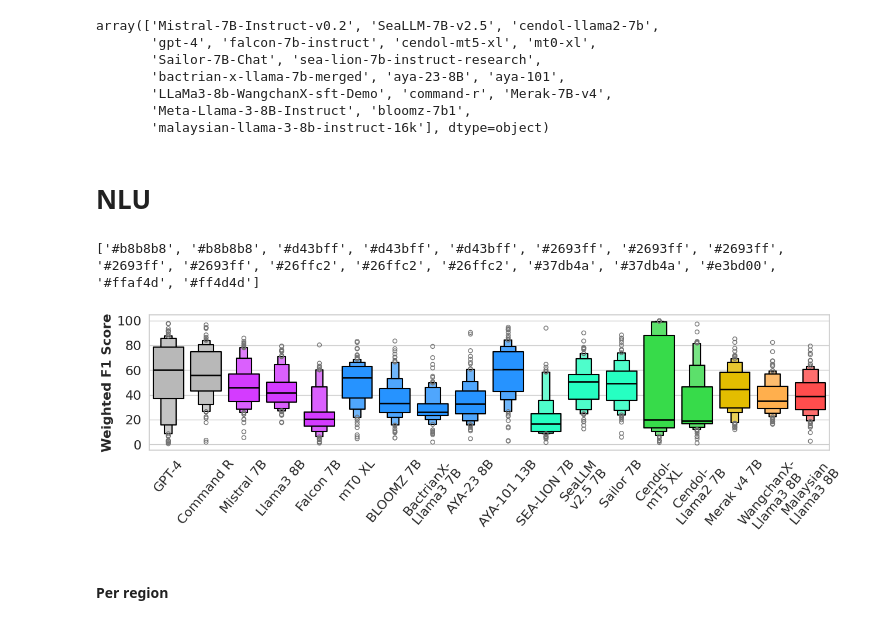
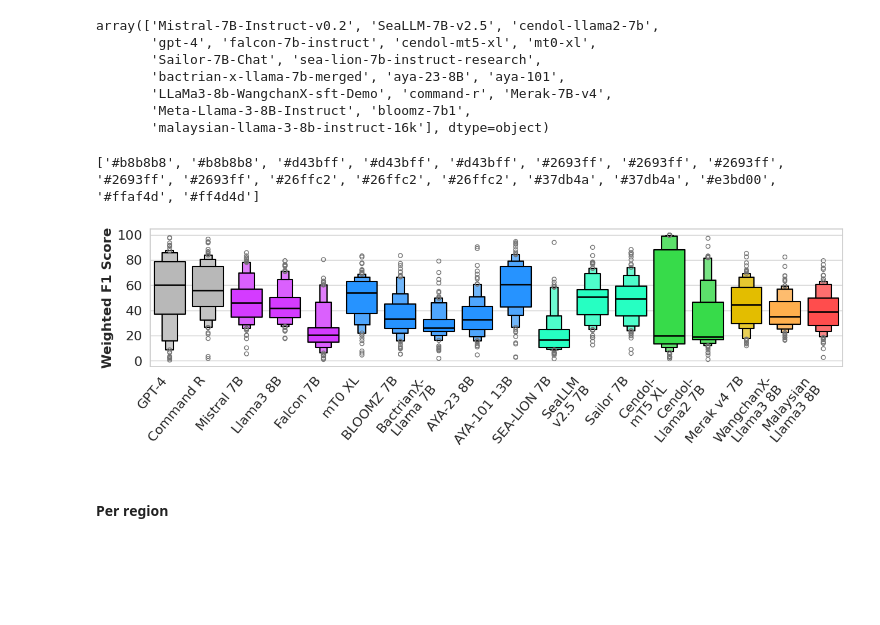
Before and after one commit to SEACrowd/seacrowd-experiments, a Jupyter notebook: notebooks/viz_metrics.ipynb, the cells around one changed output. Saved outputs shown, nothing was run; the diff lists cells and outputs as text; code cells hidden in the pictures; blank space fills up the shorter version.

Commit message:
Add final figures

```diff
--- a/notebooks/viz_metrics.ipynb
+++ b/notebooks/viz_metrics.ipynb
@@ -149,7 +146,7 @@ model_to_display_name = {
     "Qwen-7B-Chat": "Qwen 7B",
     "mt0-xl": "mT0 XL",
     "bloomz-7b1": "BLOOMZ 7B",
-    "bactrian-x-llama-7b-merged": "BactrianX-\nLlama3 7B",
+    "bactrian-x-llama-7b-merged": "BactrianX-\nLlama 7B",
     "aya-23-8B": "AYA-23 8B",
     "aya-101": "AYA-101 13B",
     # SEA
@@ -391,43 +374,41 @@ array(['Mistral-7B-Instruct-v0.2', 'SeaLLM-7B-v2.5', 'cendol-llama2-7b',
        'LLaMa3-8b-WangchanX-sft-Demo', 'command-r', 'Merak-7B-v4',
        'Meta-Llama-3-8B-Instruct', 'bloomz-7b1',
        'malaysian-llama-3-8b-instruct-16k'], dtype=object)
-# %% [markdown]
-# NLU
 # %%
 sns.set(rc={'figure.figsize':(15,3)})
 
 sns.set_theme(style="whitegrid", palette=None)
 
 pdf = df.groupby(['dataset', 'model', 'lang'])[['accuracy','macro_f1_score','weighted_f1_score']].mean().reset_index()
 pdf['model_id'] = pdf['model'].apply(lambda x: model_to_index[x])
 pdf['model_name'] = pdf['model'].apply(lambda x: model_to_display_name[x])
 pdf = pdf.sort_values('model_id')
 
 color_values = [v for k, v in model_to_color.items() if k in pdf["model"].unique()]
 
 print(color_values)
 
 ax = sns.boxenplot(data=(pdf), x='model_name', y='weighted_f1_score',
                    hue='model', k_depth=3, dodge=False, palette=color_values,
                    saturation=1,
                    linewidth=1.5, linecolor="#000000",
 )
 # sns.stripplot(pdf[pdf['lang'] == 'ind'].sort_values('model_id'), x='model', y='weighted_f1_score', hue='model', legend=False, alpha=.8)
 # plt.legend(loc='upper left', bbox_to_anchor=(0, 1.2), ncols=6)
 # n_model = len(pdf["model_name"].unique())
 # for i in range(n_model-7, n_model):
 #     ax.axvspan(i-0.45,i+0.45, color='green', alpha=0.1)
 
 ax.get_legend().set_visible(False)
-plt.xticks(rotation=50, fontsize=16)
+plt.xticks(rotation=50, fontsize=16, ha="right")
 plt.yticks(fontsize=16)
 plt.ylabel('Weighted F1 Score', fontdict={'weight': 'bold', 'size': 16})
 plt.xlabel(None)
 plt.savefig('../figures/nlu/weighted_f1_score.pdf', bbox_inches='tight')
 plt.show()
 # %% [output]
 ['#b8b8b8', '#b8b8b8', '#d43bff', '#d43bff', '#d43bff', '#2693ff', '#2693ff', '#2693ff', '#2693ff', '#2693ff', '#26ffc2', '#26ffc2', '#26ffc2', '#37db4a', '#37db4a', '#e3bd00', '#ffaf4d', '#ff4d4d']
-[figure, old version]
+[figure, new version]
 # %% [markdown]
 #### Per region
 # %% [markdown]
```
Also changed, not shown: parts of 11 cells of this notebook, 10 other files.
